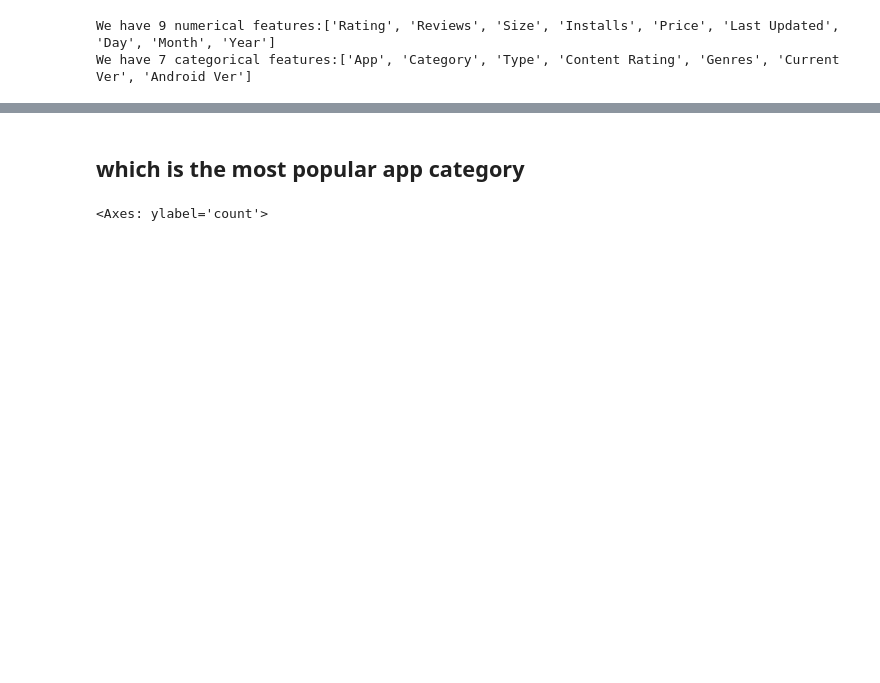
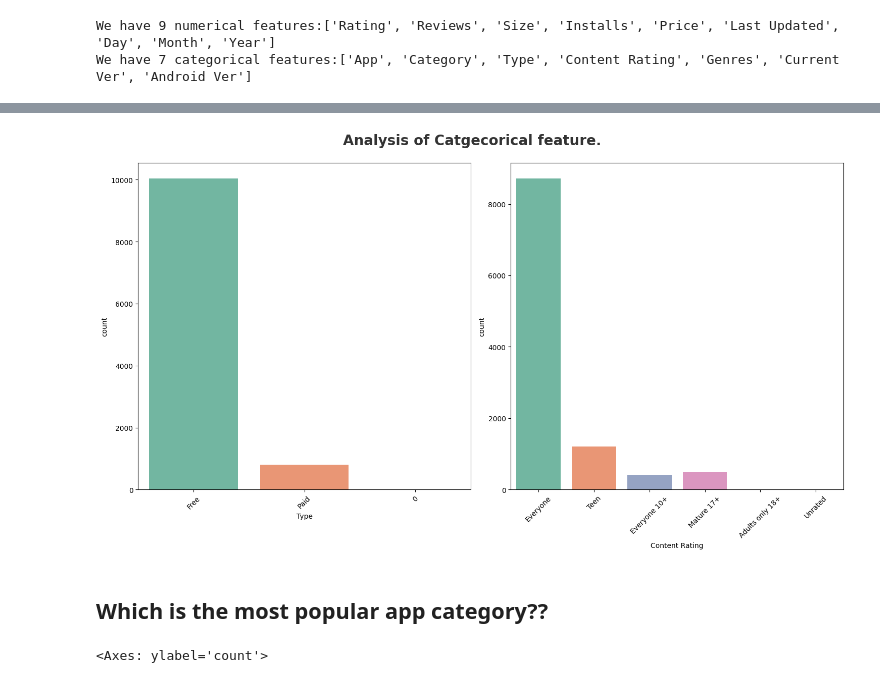
Before and after one commit to Khan-Ramsha/Data-Science, a Jupyter notebook: EDA/EDA-Googleplaystore.ipynb, the cells around one changed output, grey strips where cells are left out. Saved outputs shown, nothing was run; the diff lists cells and outputs as text; code cells hidden in the pictures; blank space fills up the shorter version.

```diff
--- a/EDA/EDA-Googleplaystore.ipynb
+++ b/EDA/EDA-Googleplaystore.ipynb
@@ -364,15 +368,17 @@ for i in range(0,len(numeric)):
 # %%
 plt.figure(figsize=[15,15])
-plt.subtitle("Analysis of Catgecorical feature.",fontsize=20,alpha=0.8,fontweight='bold',y=1)
+plt.suptitle("Analysis of Catgecorical feature.",fontsize=20,alpha=0.8,fontweight='bold',y=1)
 category=['Type', 'Content Rating']
 for i in range(0,len(category)):
     plt.subplot(2,2,i+1)
     sns.countplot(x=df[category[i]],palette="Set2")
     plt.xlabel(category[i])
     plt.xticks(rotation=45)
     plt.tight_layout()
+# %% [output]
+[figure, added]
 # %% [markdown]
-## which is the most popular app category
+## Which is the most popular app category??
 # %%
 df_copy["Category"].value_counts().plot.pie(y=df_copy["Category"],figsize=(15,16),autopct="%1.1f")
 # %% [output]
```
Also changed, not shown: parts of 40 cells of this notebook.
